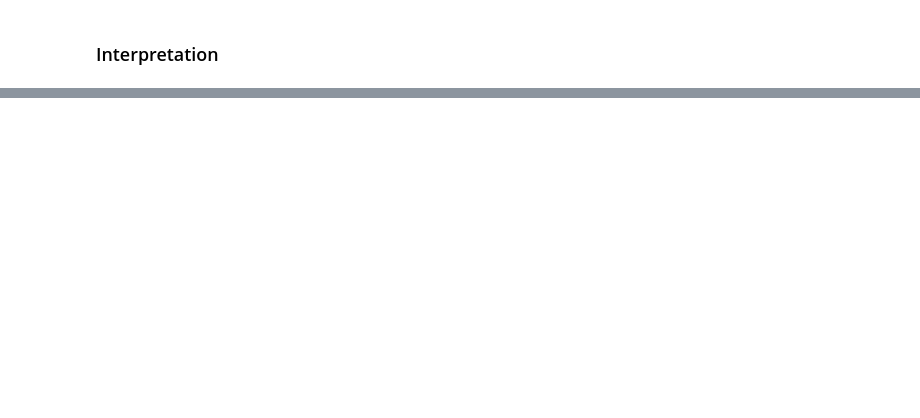
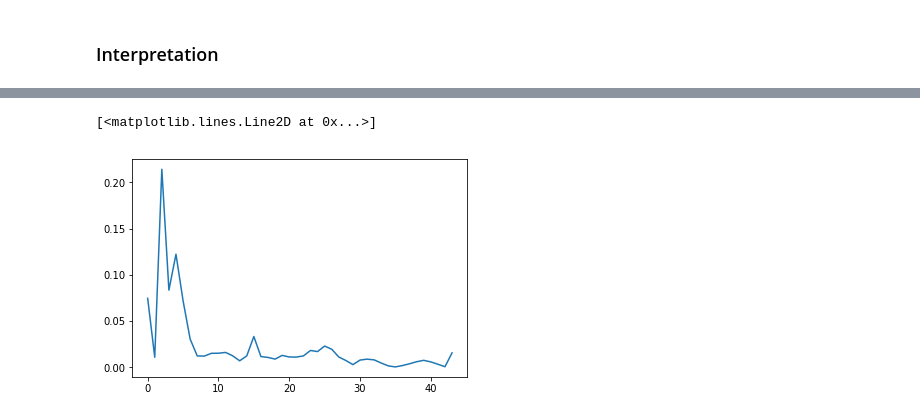
Before and after one commit to Litzenz/DataMining, a Jupyter notebook: Iteration4.ipynb, the cells around one changed output, grey strips where cells are left out. Saved outputs shown, nothing was run; the diff lists cells and outputs as text; code cells hidden in the pictures; blank space fills up the shorter version.

```diff
--- a/Iteration4.ipynb
+++ b/Iteration4.ipynb
@@ -241,0 +430,6 @@ ax3.set_title('the influnce of hour in weekday')
+# %%
+#virsualize
+plt.plot(GBTmodel.featureImportances.values)
+# %% [output]
+[<matplotlib.lines.Line2D at 0x...>]
+[figure, added]
```
Also changed, not shown: parts of 27 cells of this notebook.
